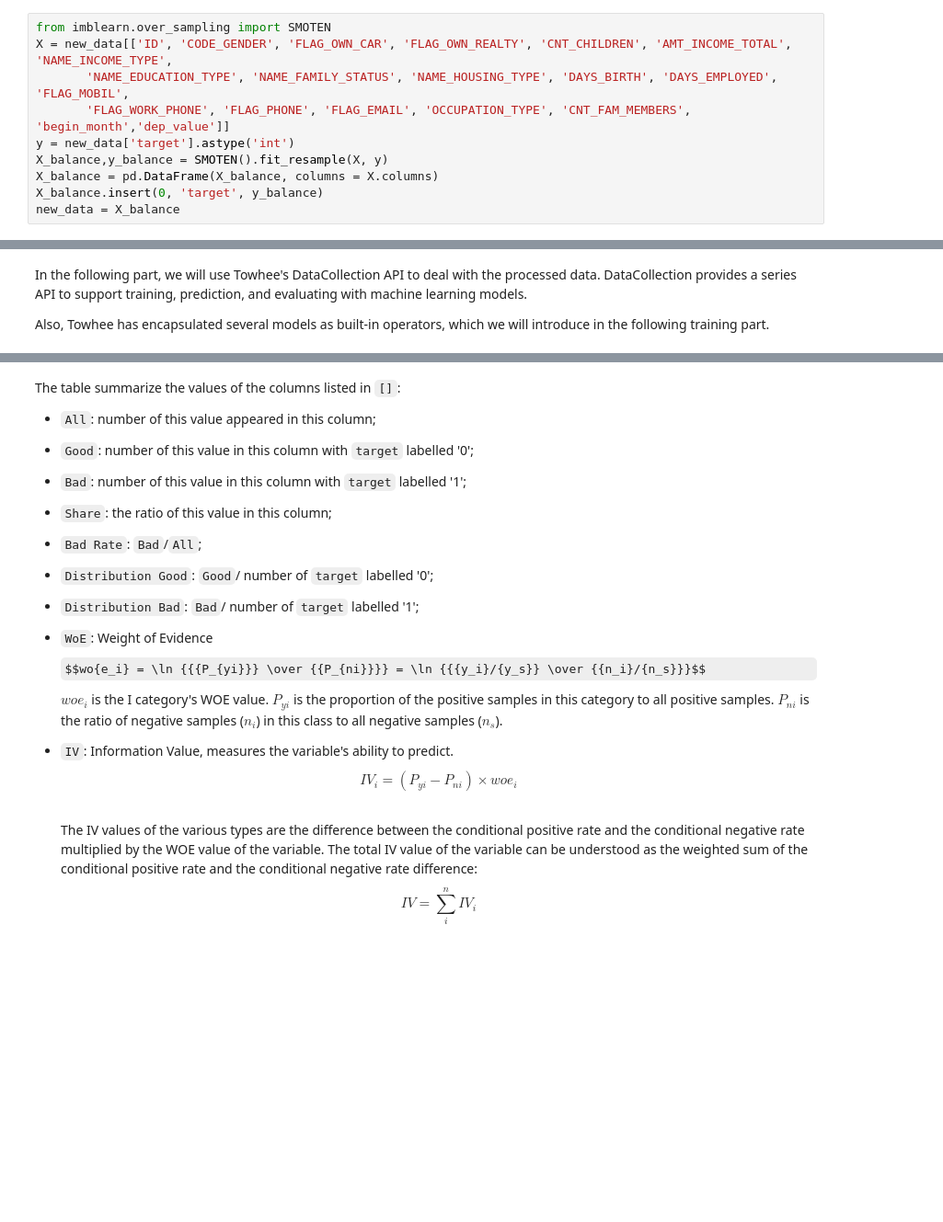
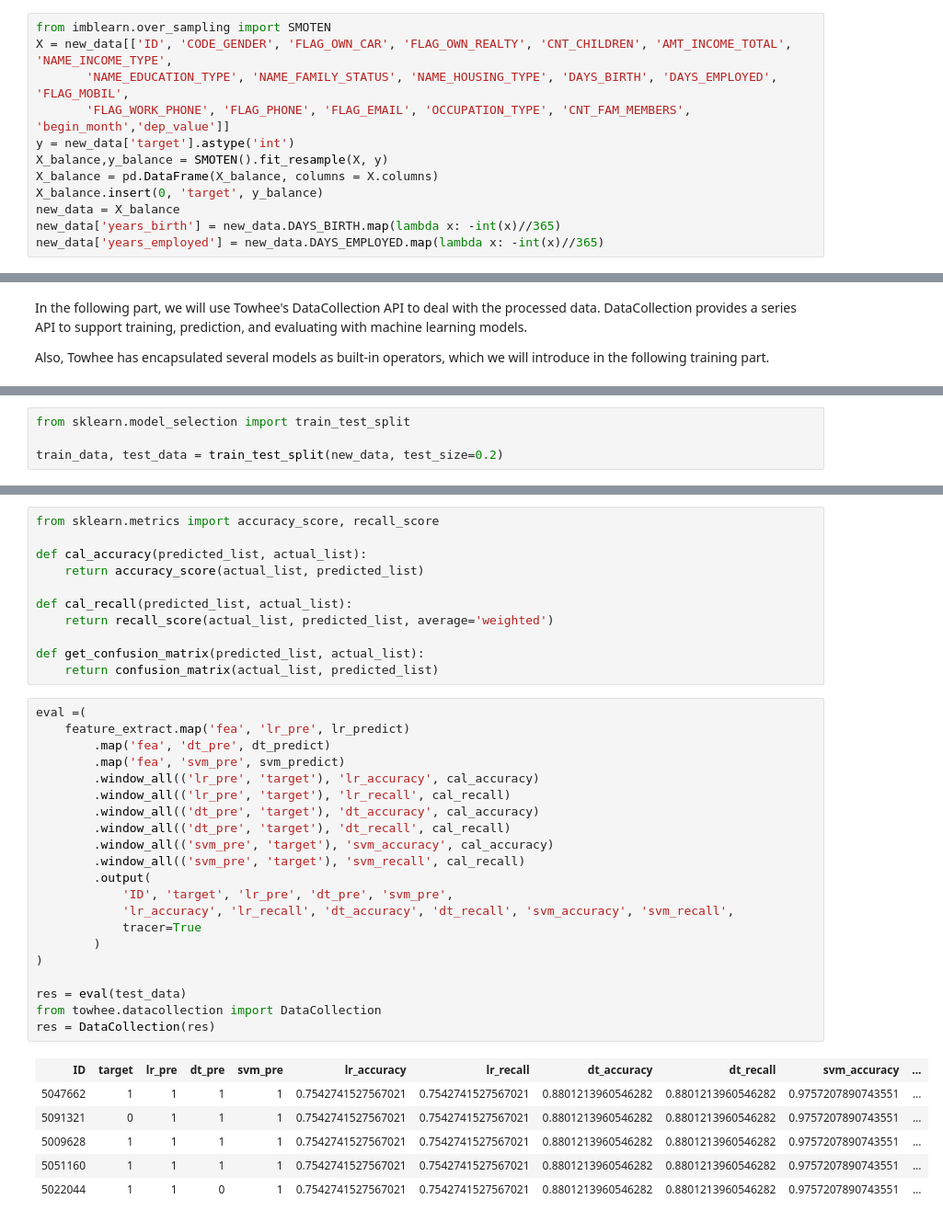
Before and after one commit to towhee-io/examples, a Jupyter notebook: data_science/credit_card_approval_prediction/credit_card_approval_prediction.ipynb, the cells around one changed output, grey strips where cells are left out. Shown at 92% size. Saved outputs shown, nothing was run; the diff lists cells and outputs as text; some formulas as TeX source; blank space fills up the shorter version.

```diff
--- a/data_science/credit_card_approval_prediction/credit_card_approval_prediction.ipynb
+++ b/data_science/credit_card_approval_prediction/credit_card_approval_prediction.ipynb
@@ -148,4 +125,6 @@ X_balance,y_balance = SMOTEN().fit_resample(X, y)
 X_balance = pd.DataFrame(X_balance, columns = X.columns)
 X_balance.insert(0, 'target', y_balance)
 new_data = X_balance
+new_data['years_birth'] = new_data.DAYS_BIRTH.map(lambda x: -int(x)//365)
+new_data['years_employed'] = new_data.DAYS_EMPLOYED.map(lambda x: -int(x)//365)
 # %% [markdown]
@@ -183 +140,5 @@ Usage:
+# %%
+from sklearn.model_selection import train_test_split
+
+train_data, test_data = train_test_split(new_data, test_size=0.2)
 # %% [markdown]
@@ -336,15 +294,39 @@ Variable: years_employed's IV sum is: 0.27022981571426363
-# %% [markdown]
-The table summarize the values of the columns listed in `[]`:
-- `All`: number of this value appeared in this column;
-- `Good`: number of this value in this column with `target` labelled '0';
-- `Bad`: number of this value in this column with `target` labelled '1';
-- `Share`: the ratio of this value in this column;
-- `Bad Rate`: `Bad`/`All`;
-- `Distribution Good`: `Good`/ number of `target` labelled '0';
-- `Distribution Bad`: `Bad`/ number of `target` labelled '1';
-- `WoE`:  Weight of Evidence $$wo{e_i} = \ln {{{P_{yi}}} \over {{P_{ni}}}} = \ln {{{y_i}/{y_s}} \over {{n_i}/{n_s}}}$$
-$wo{e_i}$ is the I category's WOE value. ${{P_{yi}}}$ is the proportion of the positive samples in this category to all positive samples.   ${{P_{ni}}}$ is the ratio of negative samples (${{n_i}}$) in this class to all negative samples (${{n_s}}$).
-
-- `IV`: Information Value, measures the variable's ability to predict. $$I{V_i} = ({P_{yi}} - {P_{ni}}) \times wo{e_i}$$
-The IV values of the various types are the difference between the conditional positive rate and the conditional negative rate multiplied by the WOE value of the variable. The total IV value of the variable can be understood as the weighted sum of the conditional positive rate and the conditional negative rate difference:
-$$IV = \sum\limits_i^n {I{V_i}} $$
+# %%
+from sklearn.metrics import accuracy_score, recall_score
+
+def cal_accuracy(predicted_list, actual_list):
+	return accuracy_score(actual_list, predicted_list)
+
+def cal_recall(predicted_list, actual_list):
+	return recall_score(actual_list, predicted_list, average='weighted')
+
+def get_confusion_matrix(predicted_list, actual_list):
+	return confusion_matrix(actual_list, predicted_list)
+# %%
+eval =(
+	feature_extract.map('fea', 'lr_pre', lr_predict)
+		.map('fea', 'dt_pre', dt_predict)
+		.map('fea', 'svm_pre', svm_predict)
+		.window_all(('lr_pre', 'target'), 'lr_accuracy', cal_accuracy)
+		.window_all(('lr_pre', 'target'), 'lr_recall', cal_recall)
+		.window_all(('dt_pre', 'target'), 'dt_accuracy', cal_accuracy)
+		.window_all(('dt_pre', 'target'), 'dt_recall', cal_recall)
+		.window_all(('svm_pre', 'target'), 'svm_accuracy', cal_accuracy)
+		.window_all(('svm_pre', 'target'), 'svm_recall', cal_recall)
+		.output(
+			'ID', 'target', 'lr_pre', 'dt_pre', 'svm_pre',
+			'lr_accuracy', 'lr_recall', 'dt_accuracy', 'dt_recall', 'svm_accuracy', 'svm_recall',
+			tracer=True
+		)
+)
+
+res = eval(test_data)
+from towhee.datacollection import DataCollection
+res = DataCollection(res)
+# %% [output]
+| ID | target | lr_pre | dt_pre | svm_pre | lr_accuracy | lr_recall | dt_accuracy | dt_recall | svm_accuracy | ... |
+| 5047662 | 1 | 1 | 1 | 1 | 0.7542741527567021 | 0.7542741527567021 | 0.8801213960546282 | 0.8801213960546282 | 0.9757207890743551 | ... |
+| 5091321 | 0 | 1 | 1 | 1 | 0.7542741527567021 | 0.7542741527567021 | 0.8801213960546282 | 0.8801213960546282 | 0.9757207890743551 | ... |
+| 5009628 | 1 | 1 | 1 | 1 | 0.7542741527567021 | 0.7542741527567021 | 0.8801213960546282 | 0.8801213960546282 | 0.9757207890743551 | ... |
+| 5051160 | 1 | 1 | 1 | 1 | 0.7542741527567021 | 0.7542741527567021 | 0.8801213960546282 | 0.8801213960546282 | 0.9757207890743551 | ... |
+| 5022044 | 1 | 1 | 0 | 1 | 0.7542741527567021 | 0.7542741527567021 | 0.8801213960546282 | 0.8801213960546282 | 0.9757207890743551 | ... |
```
Also changed, not shown: parts of 46 cells of this notebook.
